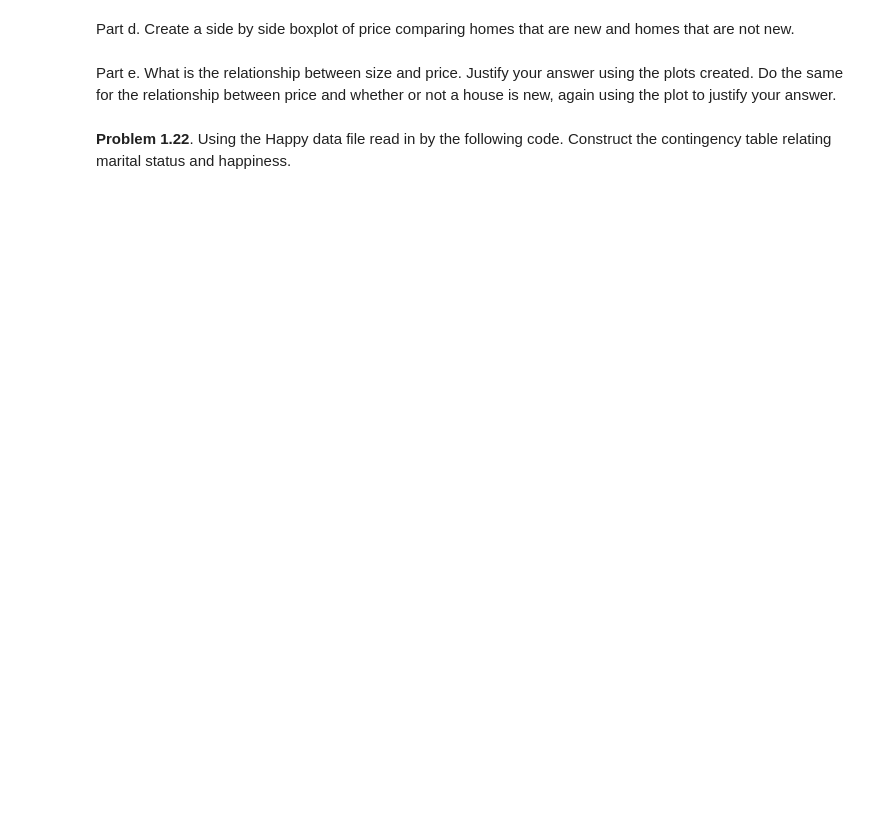
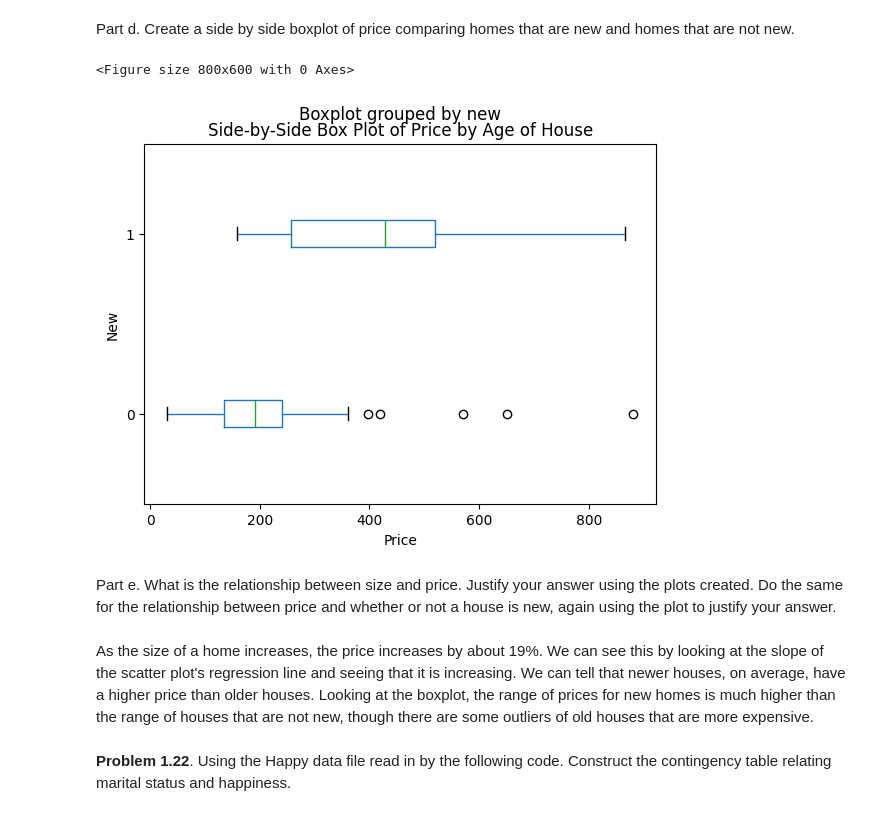
Before and after one commit to stat220/stat-220-hw1-hunterwinterton, a Jupyter notebook: Stat_220_HW1.ipynb, the cells around one changed output. Drawn from its saved outputs; the diff is of its cells as text; code cells hidden in the pictures; blank space fills up the shorter version.

```diff
--- a/Stat_220_HW1.ipynb
+++ b/Stat_220_HW1.ipynb
@@ -37,7 +168,20 @@ Part c. Find and plot the regression line on top of the scatterplot.
 # %% [markdown]
 Part d. Create a side by side boxplot of price comparing homes that are new and homes that are not new.
+# %%
+plt.figure(figsize=(8, 6))
+houses.boxplot(column='price', by='new', vert=False,grid = False)
+plt.title('Side-by-Side Box Plot of Price by Age of House')
+plt.xlabel('Price')
+plt.ylabel('New')
+plt.show()
+# %% [output]
+<Figure size 800x600 with 0 Axes>
+[figure, added]
 # %% [markdown]
 Part e. What is the relationship between size and price.  Justify your answer using the plots created. Do the same for the relationship between price and whether or not a house is new, again using the plot to justify your answer.
+# %% [markdown]
+As the size of a home increases, the price increases by about 19%. We can see this by looking at the slope of the scatter plot's regression line and seeing that it is increasing.
+We can tell that newer houses, on average, have a higher price than older houses. Looking at the boxplot, the range of prices for new homes is much higher than the range of houses that are not new, though there are some outliers of old houses that are more expensive.
 # %% [markdown]
 **Problem 1.22**. Using the Happy data file read in by the following code. Construct the contingency table relating marital status and happiness.
 # %%
```
Also changed, not shown: parts of 13 cells of this notebook.
